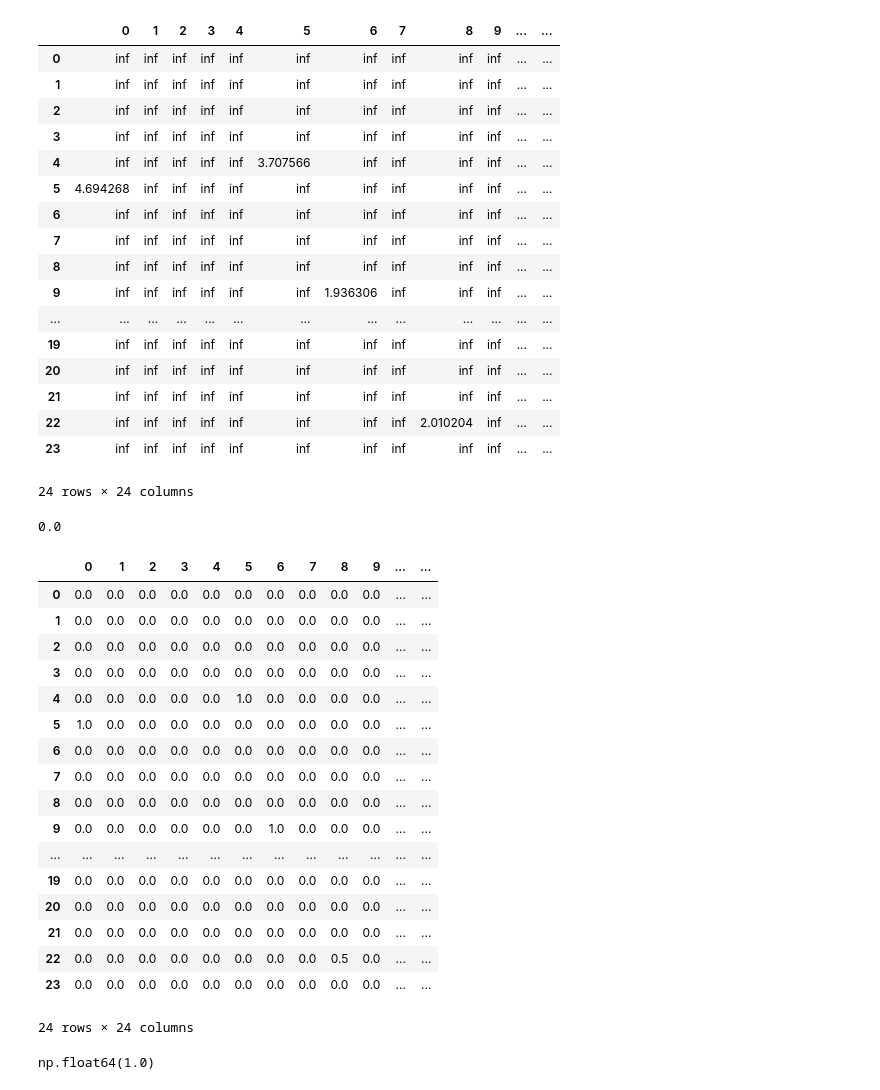
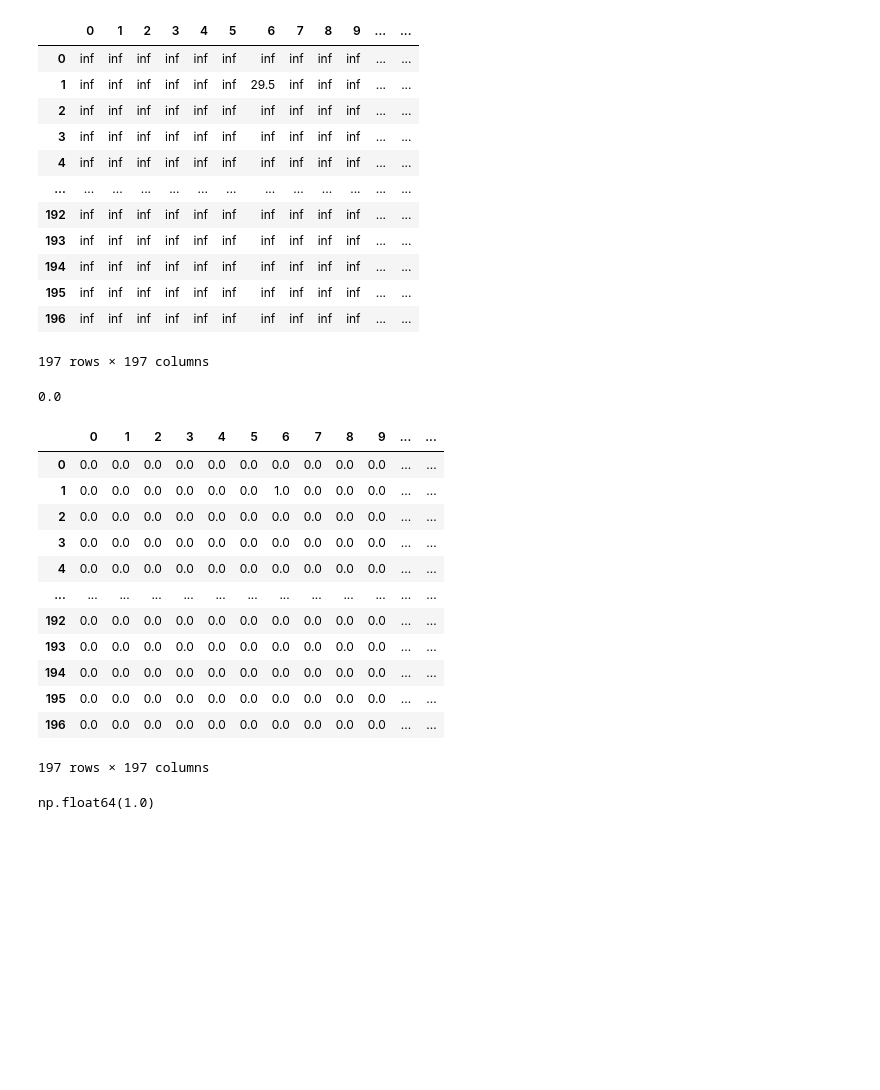
Before and after one commit to eranganana/Railway_Network_RSP, a Jupyter notebook: main_v2.ipynb, the cells around one changed output. Drawn from its saved outputs; the diff is of its cells as text; code cells hidden in the pictures; blank space fills up the shorter version.

```diff
--- a/main_v2.ipynb
+++ b/main_v2.ipynb
@@ -7,9 +7,10 @@ import seaborn as sns
 from scipy.sparse import csr_matrix
 from scipy.sparse.linalg import spsolve
 # %%
-df_month_data = pd.read_csv("Cst_to_U_Sorted.csv",index_col=False,encoding="utf-8")
-alpha = 0.5
-destination = 'Uppsala c'
+df_month_data = pd.read_csv("Cst_to_M.csv",index_col=False,encoding="utf-8")
+alpha = 0.9
+theta = 0.01
+destination = 'Malmsjö'
 # %%
 def create_adjacency_matrix(df, destination_station=None):
     """
@@ -282,22 +283,17 @@ pd.DataFrame(cost_matrix)
 # %% [output]
 |  | 0 | 1 | 2 | 3 | 4 | 5 | 6 | 7 | 8 | 9 | ... | ... |
 | 0 | inf | inf | inf | inf | inf | inf | inf | inf | inf | inf | ... | ... |
-| 1 | inf | inf | inf | inf | inf | inf | inf | inf | inf | inf | ... | ... |
+| 1 | inf | inf | inf | inf | inf | inf | 29.5 | inf | inf | inf | ... | ... |
 | 2 | inf | inf | inf | inf | inf | inf | inf | inf | inf | inf | ... | ... |
 | 3 | inf | inf | inf | inf | inf | inf | inf | inf | inf | inf | ... | ... |
-| 4 | inf | inf | inf | inf | inf | 3.707566 | inf | inf | inf | inf | ... | ... |
-| 5 | 4.694268 | inf | inf | inf | inf | inf | inf | inf | inf | inf | ... | ... |
-| 6 | inf | inf | inf | inf | inf | inf | inf | inf | inf | inf | ... | ... |
-| 7 | inf | inf | inf | inf | inf | inf | inf | inf | inf | inf | ... | ... |
-| 8 | inf | inf | inf | inf | inf | inf | inf | inf | inf | inf | ... | ... |
-| 9 | inf | inf | inf | inf | inf | inf | 1.936306 | inf | inf | inf | ... | ... |
+| 4 | inf | inf | inf | inf | inf | inf | inf | inf | inf | inf | ... | ... |
 | ... | ... | ... | ... | ... | ... | ... | ... | ... | ... | ... | ... | ... |
-| 19 | inf | inf | inf | inf | inf | inf | inf | inf | inf | inf | ... | ... |
-| 20 | inf | inf | inf | inf | inf | inf | inf | inf | inf | inf | ... | ... |
-| 21 | inf | inf | inf | inf | inf | inf | inf | inf | inf | inf | ... | ... |
-| 22 | inf | inf | inf | inf | inf | inf | inf | inf | 2.010204 | inf | ... | ... |
-| 23 | inf | inf | inf | inf | inf | inf | inf | inf | inf | inf | ... | ... |
+| 192 | inf | inf | inf | inf | inf | inf | inf | inf | inf | inf | ... | ... |
+| 193 | inf | inf | inf | inf | inf | inf | inf | inf | inf | inf | ... | ... |
+| 194 | inf | inf | inf | inf | inf | inf | inf | inf | inf | inf | ... | ... |
+| 195 | inf | inf | inf | inf | inf | inf | inf | inf | inf | inf | ... | ... |
+| 196 | inf | inf | inf | inf | inf | inf | inf | inf | inf | inf | ... | ... |
-24 rows × 24 columns
+197 rows × 197 columns
 # %%
 import numpy as np
 from scipy.sparse import csr_matrix, eye
@@ -364,28 +360,23 @@ def randomized_shortest_path_akamatsu(cost_matrix, source, destination, theta=1,
     return P
 # %%
 
-prob = pd.DataFrame(randomized_shortest_path_akamatsu(cost_matrix,0,11))
+prob = pd.DataFrame(randomized_shortest_path_akamatsu(cost_matrix,0,23))
 prob
 # %% [output]
 0.0
 |  | 0 | 1 | 2 | 3 | 4 | 5 | 6 | 7 | 8 | 9 | ... | ... |
 | 0 | 0.0 | 0.0 | 0.0 | 0.0 | 0.0 | 0.0 | 0.0 | 0.0 | 0.0 | 0.0 | ... | ... |
-| 1 | 0.0 | 0.0 | 0.0 | 0.0 | 0.0 | 0.0 | 0.0 | 0.0 | 0.0 | 0.0 | ... | ... |
+| 1 | 0.0 | 0.0 | 0.0 | 0.0 | 0.0 | 0.0 | 1.0 | 0.0 | 0.0 | 0.0 | ... | ... |
 | 2 | 0.0 | 0.0 | 0.0 | 0.0 | 0.0 | 0.0 | 0.0 | 0.0 | 0.0 | 0.0 | ... | ... |
 | 3 | 0.0 | 0.0 | 0.0 | 0.0 | 0.0 | 0.0 | 0.0 | 0.0 | 0.0 | 0.0 | ... | ... |
-| 4 | 0.0 | 0.0 | 0.0 | 0.0 | 0.0 | 1.0 | 0.0 | 0.0 | 0.0 | 0.0 | ... | ... |
-| 5 | 1.0 | 0.0 | 0.0 | 0.0 | 0.0 | 0.0 | 0.0 | 0.0 | 0.0 | 0.0 | ... | ... |
-| 6 | 0.0 | 0.0 | 0.0 | 0.0 | 0.0 | 0.0 | 0.0 | 0.0 | 0.0 | 0.0 | ... | ... |
-| 7 | 0.0 | 0.0 | 0.0 | 0.0 | 0.0 | 0.0 | 0.0 | 0.0 | 0.0 | 0.0 | ... | ... |
-| 8 | 0.0 | 0.0 | 0.0 | 0.0 | 0.0 | 0.0 | 0.0 | 0.0 | 0.0 | 0.0 | ... | ... |
-| 9 | 0.0 | 0.0 | 0.0 | 0.0 | 0.0 | 0.0 | 1.0 | 0.0 | 0.0 | 0.0 | ... | ... |
+| 4 | 0.0 | 0.0 | 0.0 | 0.0 | 0.0 | 0.0 | 0.0 | 0.0 | 0.0 | 0.0 | ... | ... |
 | ... | ... | ... | ... | ... | ... | ... | ... | ... | ... | ... | ... | ... |
-| 19 | 0.0 | 0.0 | 0.0 | 0.0 | 0.0 | 0.0 | 0.0 | 0.0 | 0.0 | 0.0 | ... | ... |
-| 20 | 0.0 | 0.0 | 0.0 | 0.0 | 0.0 | 0.0 | 0.0 | 0.0 | 0.0 | 0.0 | ... | ... |
-| 21 | 0.0 | 0.0 | 0.0 | 0.0 | 0.0 | 0.0 | 0.0 | 0.0 | 0.0 | 0.0 | ... | ... |
-| 22 | 0.0 | 0.0 | 0.0 | 0.0 | 0.0 | 0.0 | 0.0 | 0.0 | 0.5 | 0.0 | ... | ... |
-| 23 | 0.0 | 0.0 | 0.0 | 0.0 | 0.0 | 0.0 | 0.0 | 0.0 | 0.0 | 0.0 | ... | ... |
+| 192 | 0.0 | 0.0 | 0.0 | 0.0 | 0.0 | 0.0 | 0.0 | 0.0 | 0.0 | 0.0 | ... | ... |
+| 193 | 0.0 | 0.0 | 0.0 | 0.0 | 0.0 | 0.0 | 0.0 | 0.0 | 0.0 | 0.0 | ... | ... |
+| 194 | 0.0 | 0.0 | 0.0 | 0.0 | 0.0 | 0.0 | 0.0 | 0.0 | 0.0 | 0.0 | ... | ... |
+| 195 | 0.0 | 0.0 | 0.0 | 0.0 | 0.0 | 0.0 | 0.0 | 0.0 | 0.0 | 0.0 | ... | ... |
+| 196 | 0.0 | 0.0 | 0.0 | 0.0 | 0.0 | 0.0 | 0.0 | 0.0 | 0.0 | 0.0 | ... | ... |
-24 rows × 24 columns
+197 rows × 197 columns
 # %%
 prob.loc[0].sum()
 # %% [output]
```
Also changed, not shown: parts of 7 cells of this notebook.
